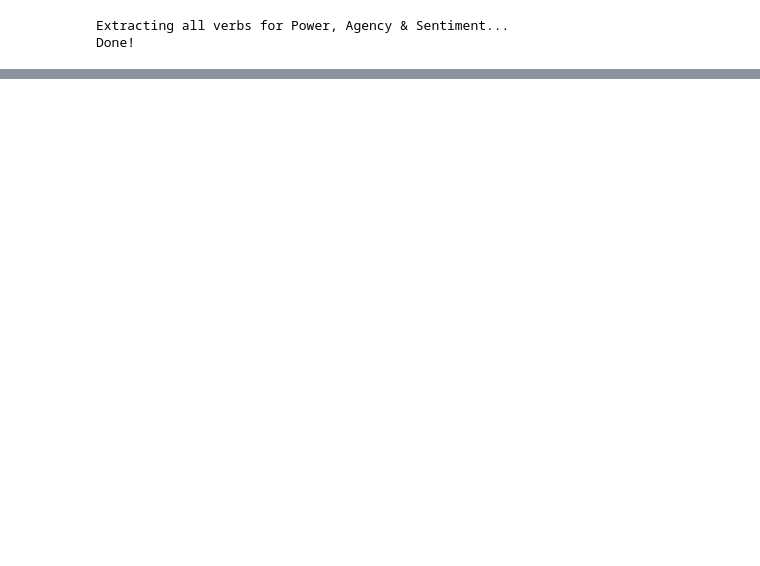
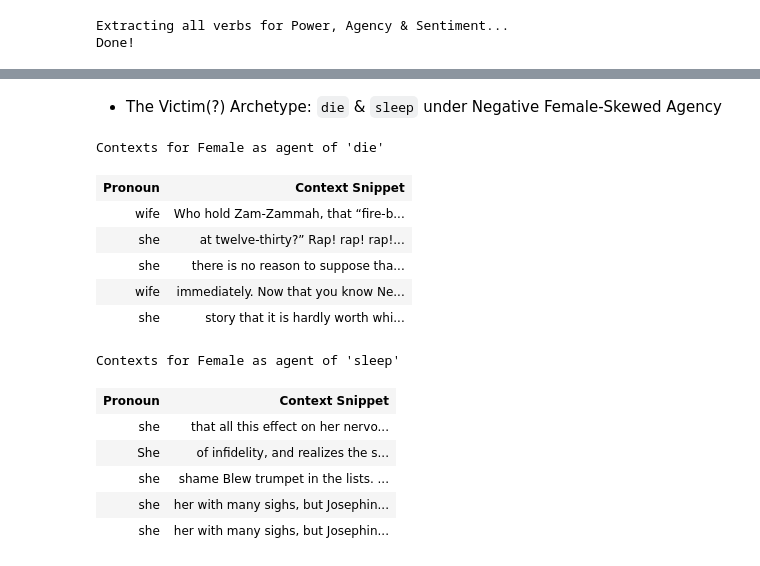
Before and after one commit to eglantine-vialaneix/opium-gutenberg, a Jupyter notebook: code/3_analysis/connotation_frame.ipynb, the cells around one changed output, grey strips where cells are left out. Cells and saved outputs as stored; diff of their text form; code cells hidden in the pictures; blank space fills up the shorter version.

```diff
--- a/code/3_analysis/connotation_frame.ipynb
+++ b/code/3_analysis/connotation_frame.ipynb
@@ -576,0 +610,23 @@ show_contexts('leave', 'Female', 'theme', num_samples=2)
+# %% [markdown]
+* The Victim(?) Archetype: `die` & `sleep` under Negative Female-Skewed Agency
+# %%
+# Inspect the romanticized and passive death of female characters
+show_contexts('die', 'Female', 'agent')
+
+# Inspect the passive slumber/opium dreams of female characters
+show_contexts('sleep', 'Female', 'agent')
+# %% [output]
+Contexts for Female as agent of 'die'
+| Pronoun | Context Snippet |
+| wife | Who hold Zam-Zammah, that “fire-b... |
+| she | at twelve-thirty?” Rap! rap! rap!... |
+| she | there is no reason to suppose tha... |
+| wife | immediately. Now that you know Ne... |
+| she | story that it is hardly worth whi... |
+Contexts for Female as agent of 'sleep'
+| Pronoun | Context Snippet |
+| she | that all this effect on her nervo... |
+| She | of infidelity, and realizes the s... |
+| she | shame Blew trumpet in the lists. ... |
+| she | her with many sighs, but Josephin... |
+| she | her with many sighs, but Josephin... |
```
Also changed, not shown: parts of 25 cells of this notebook, 4 other files.
